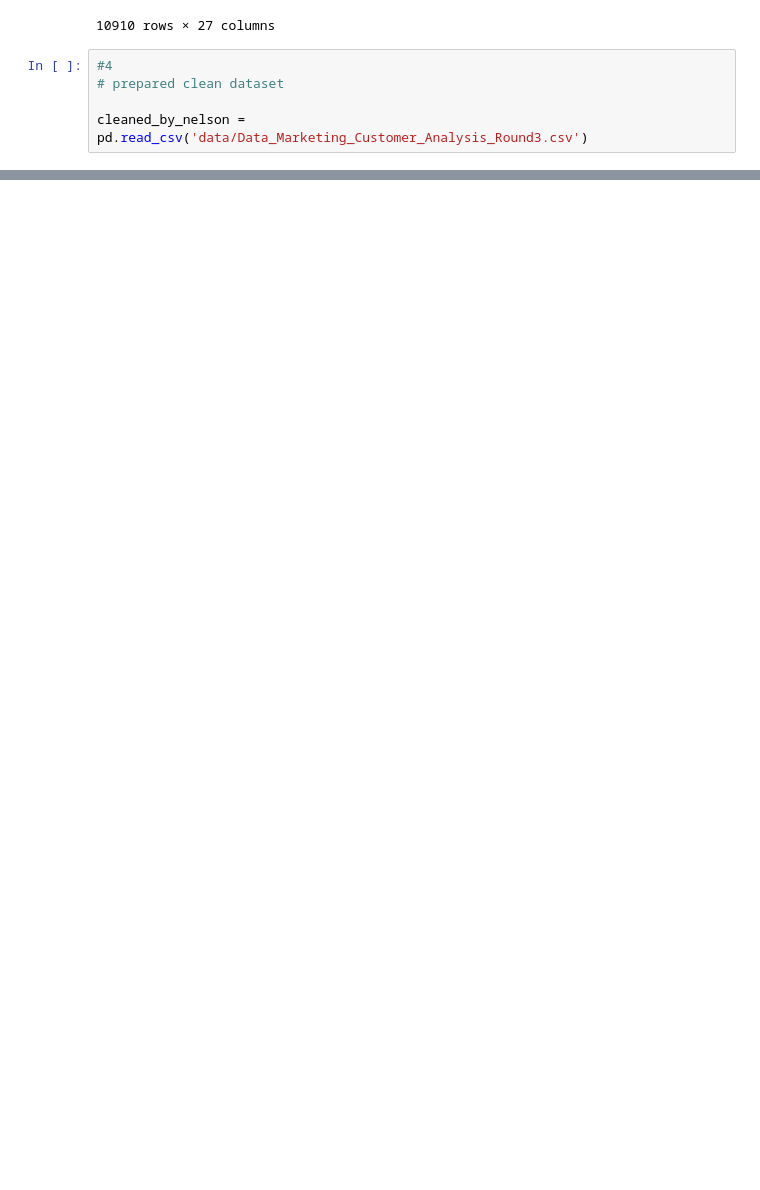
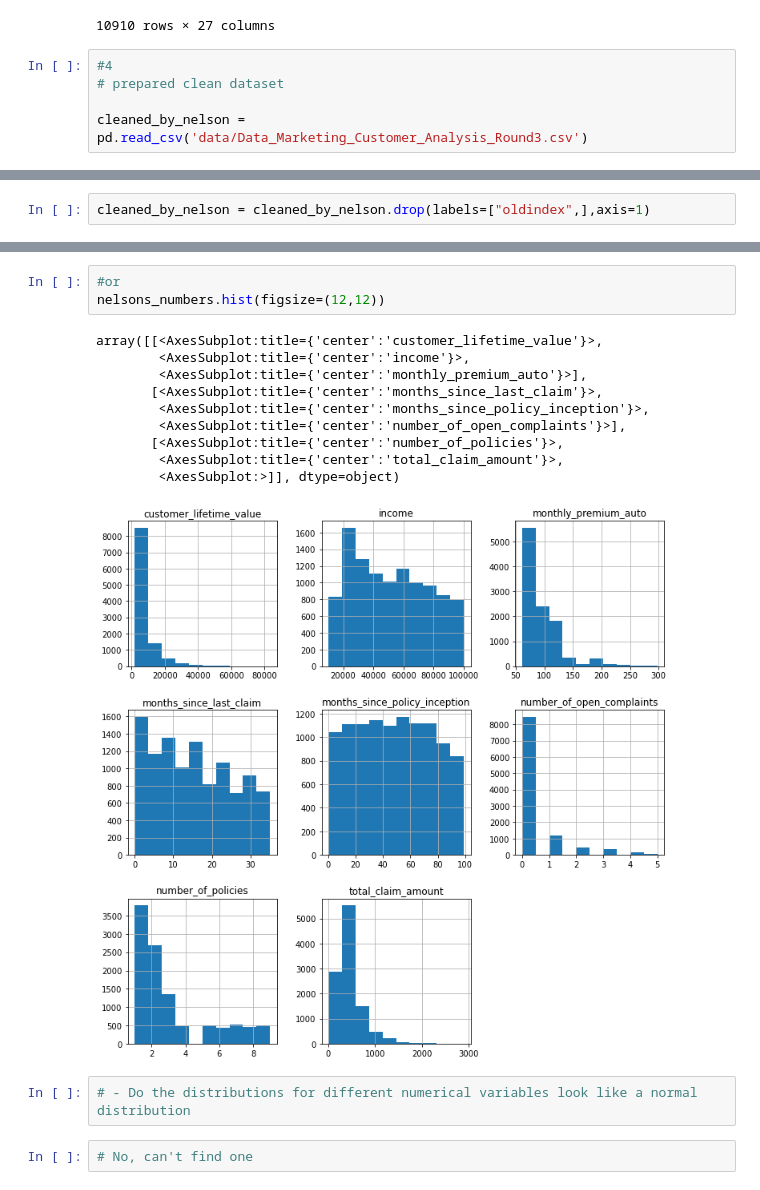
Before and after one commit to esSarah/IronRoth, a Jupyter notebook: Case Study/Customer_Analysis_Case_Study/GrandTheftAuto.ipynb, the cells around one changed output, grey strips where cells are left out. Cells and saved outputs as stored; diff of their text form; blank space fills up the shorter version.

```diff
--- a/Case Study/Customer_Analysis_Case_Study/GrandTheftAuto.ipynb
+++ b/Case Study/Customer_Analysis_Case_Study/GrandTheftAuto.ipynb
@@ -811,0 +781,2 @@ TypeError: 'Index' object is not callable
+# %%
+cleaned_by_nelson = cleaned_by_nelson.drop(labels=["oldindex",],axis=1)
@@ -811,0 +828,18 @@ TypeError: 'Index' object is not callable
+# %%
+#or
+nelsons_numbers.hist(figsize=(12,12))
+# %% [output]
+array([[<AxesSubplot:title={'center':'customer_lifetime_value'}>,
+        <AxesSubplot:title={'center':'income'}>,
+        <AxesSubplot:title={'center':'monthly_premium_auto'}>],
+       [<AxesSubplot:title={'center':'months_since_last_claim'}>,
+        <AxesSubplot:title={'center':'months_since_policy_inception'}>,
+        <AxesSubplot:title={'center':'number_of_open_complaints'}>],
+       [<AxesSubplot:title={'center':'number_of_policies'}>,
+        <AxesSubplot:title={'center':'total_claim_amount'}>,
+        <AxesSubplot:>]], dtype=object)
+[figure, added]
+# %%
+# - Do the distributions for different numerical variables look like a normal distribution
+# %%
+# No, can't find one
```
Also changed, not shown: parts of 33 cells of this notebook.
